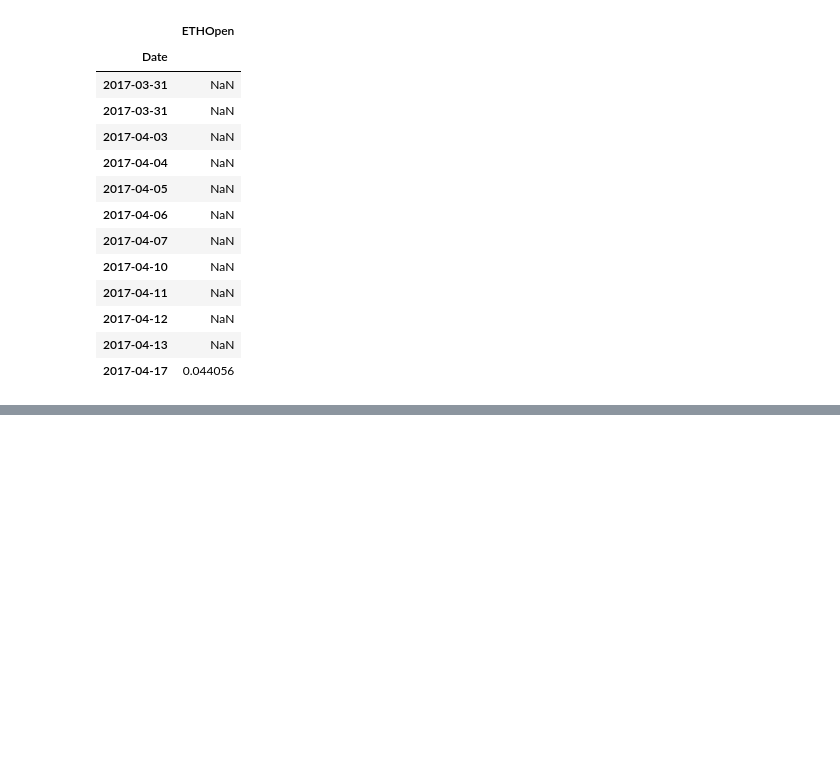
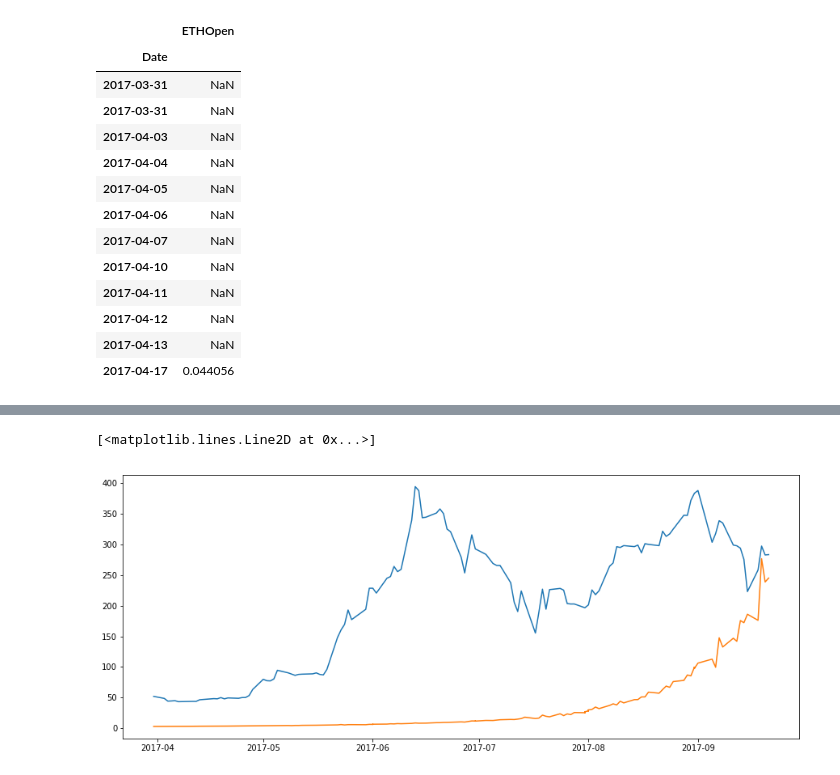
Before and after one commit to DSNeville/Practicum, a Jupyter notebook: ETH+Timeseries.ipynb, the cells around one changed output, grey strips where cells are left out. Drawn from its saved outputs; the diff is of its cells as text; code cells hidden in the pictures; blank space fills up the shorter version.

```diff
--- a/ETH+Timeseries.ipynb
+++ b/ETH+Timeseries.ipynb
@@ -300,0 +290,3 @@ pass your own start_params.
+# %%
+predictions_ARIMA_diff = pd.Series(results_ARIMA.fittedvalues, copy=True)
+predictions_ARIMA_diff.tail()
@@ -300,0 +301,3 @@ pass your own start_params.
+# %%
+predictions_ARIMA_diff_cumsum = predictions_ARIMA_diff.cumsum()
+predictions_ARIMA_diff_cumsum.head()
@@ -300,0 +312,6 @@ pass your own start_params.
+# %%
+
+predictions_ARIMA_log = pd.Series(ts_log.iloc[0], index=ts_log.index)
+predictions_ARIMA_log = predictions_ARIMA_log.add(predictions_ARIMA_diff_cumsum,fill_value=0)
+predictions_ARIMA = np.exp(np.exp(predictions_ARIMA_log))
+predictions_ARIMA.tail()
@@ -300,0 +346,7 @@ pass your own start_params.
+# %%
+
+plt.plot(df[df.index>'2017-03-30'])
+plt.plot(predictions_ARIMA)
+# %% [output]
+[<matplotlib.lines.Line2D at 0x...>]
+[figure, added]
```
Also changed, not shown: parts of 24 cells of this notebook, 5 other files.
